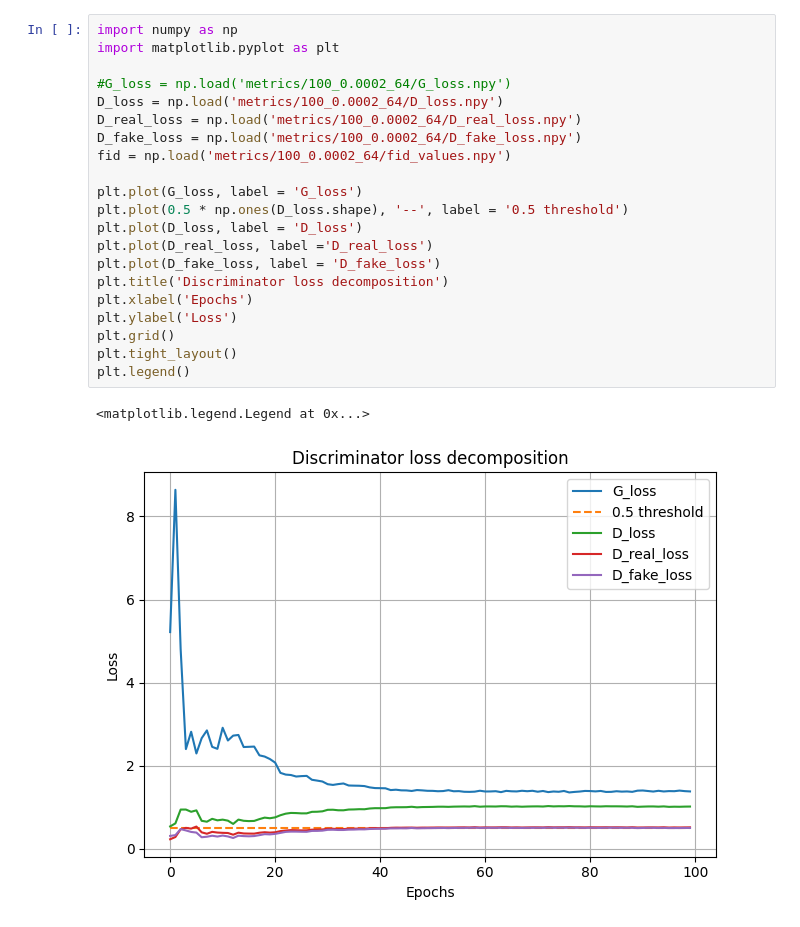
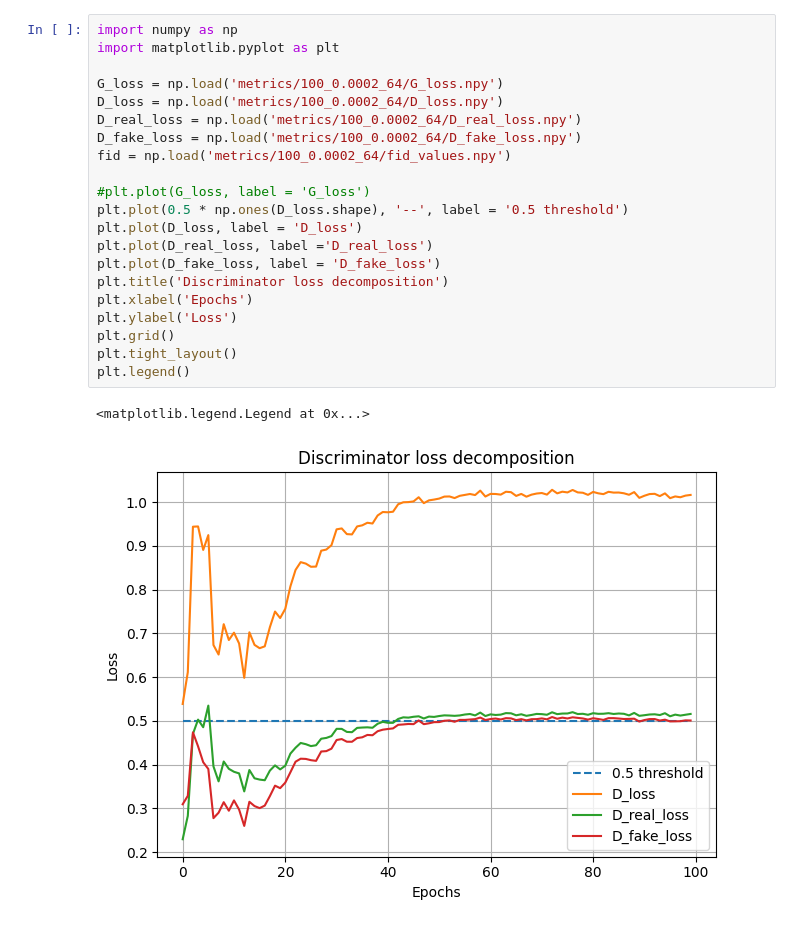
Before and after one commit to metlouf/playing_with_gans, a Jupyter notebook: test.ipynb, the cells around one changed output. Drawn from its saved outputs; the diff is of its cells as text.

```diff
--- a/test.ipynb
+++ b/test.ipynb
@@ -1,25 +1,25 @@
 # %%
 import numpy as np
 import matplotlib.pyplot as plt
 
-#G_loss = np.load('metrics/100_0.0002_64/G_loss.npy')
+G_loss = np.load('metrics/100_0.0002_64/G_loss.npy')
 D_loss = np.load('metrics/100_0.0002_64/D_loss.npy')
 D_real_loss = np.load('metrics/100_0.0002_64/D_real_loss.npy')
 D_fake_loss = np.load('metrics/100_0.0002_64/D_fake_loss.npy')
 fid = np.load('metrics/100_0.0002_64/fid_values.npy')
 
-plt.plot(G_loss, label = 'G_loss')
+#plt.plot(G_loss, label = 'G_loss')
 plt.plot(0.5 * np.ones(D_loss.shape), '--', label = '0.5 threshold')
 plt.plot(D_loss, label = 'D_loss')
 plt.plot(D_real_loss, label ='D_real_loss')
 plt.plot(D_fake_loss, label = 'D_fake_loss')
 plt.title('Discriminator loss decomposition')
 plt.xlabel('Epochs')
 plt.ylabel('Loss')
 plt.grid()
 plt.tight_layout()
 plt.legend()
 # %% [output]
 <matplotlib.legend.Legend at 0x...>
-[figure, old version]
+[figure, new version]
 # %%
```
Also changed, not shown: parts of 2 cells of this notebook, 2 other files.
